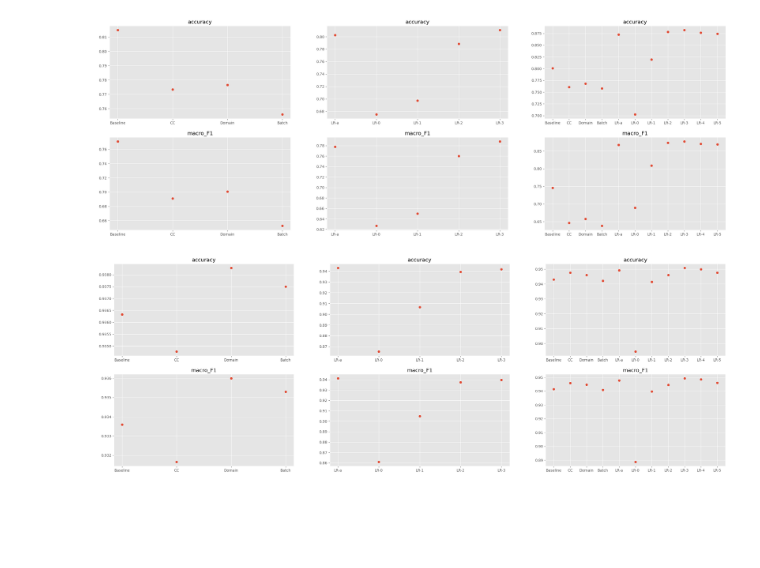
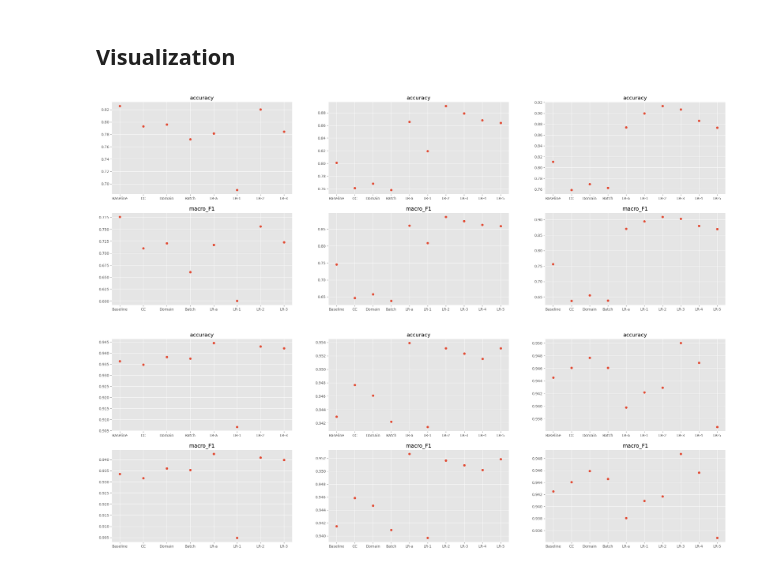
Before and after one commit to xxxxxa-hub/ICL, a Jupyter notebook: vis-results/Visualization-Llama.ipynb, the cells around one changed output. Saved outputs shown, nothing was run; the diff lists cells and outputs as text; code cells hidden in the pictures; blank space fills up the shorter version.

```diff
--- a/vis-results/Visualization-Llama.ipynb
+++ b/vis-results/Visualization-Llama.ipynb
@@ -41,3 +134,5 @@ Cannot find baseline for trec
+# %% [markdown]
+## Visualization
 # %%
 def generate_plot(results_dicts_list, dataset_name, methods_to_compare, metrics):
 
@@ -75,10 +170,10 @@ methods_to_compare_8 = ['Baseline', 'CC', 'Domain', 'Batch', 'LR-average_voting'
 metrics = ['accuracy','averaged_truelabel_likelihood','macro_F1','expected_calibration_error_1']
 # %%
-generate_plot([baseline_results_dicts_4, results_dicts_4, results_dicts_8], 'agnews', [baseline_methods_to_compare_4, methods_to_compare_4, methods_to_compare_8], ['accuracy','macro_F1'])
+generate_plot([results_dicts[4],results_dicts[8],results_dicts[16]], 'agnews', [methods_to_compare_4, methods_to_compare_8,methods_to_compare_8], ['accuracy','macro_F1'])
 # %% [output]
-[figure, old version]
+[figure, new version]
-# %%
-generate_plot([baseline_results_dicts_4, results_dicts_4, results_dicts_8], 'glue_sst2', [baseline_methods_to_compare_4, methods_to_compare_4, methods_to_compare_8], ['accuracy','macro_F1'])
-# %% [output]
-[figure, removed]
+# %%
+generate_plot([results_dicts[4],results_dicts[8],results_dicts[16]], 'glue_sst2', [methods_to_compare_4, methods_to_compare_8,methods_to_compare_8], ['accuracy','macro_F1'])
+# %% [output]
+[figure, added]
 # %%
```
Also changed, not shown: parts of 20 cells of this notebook, 9 other files.
